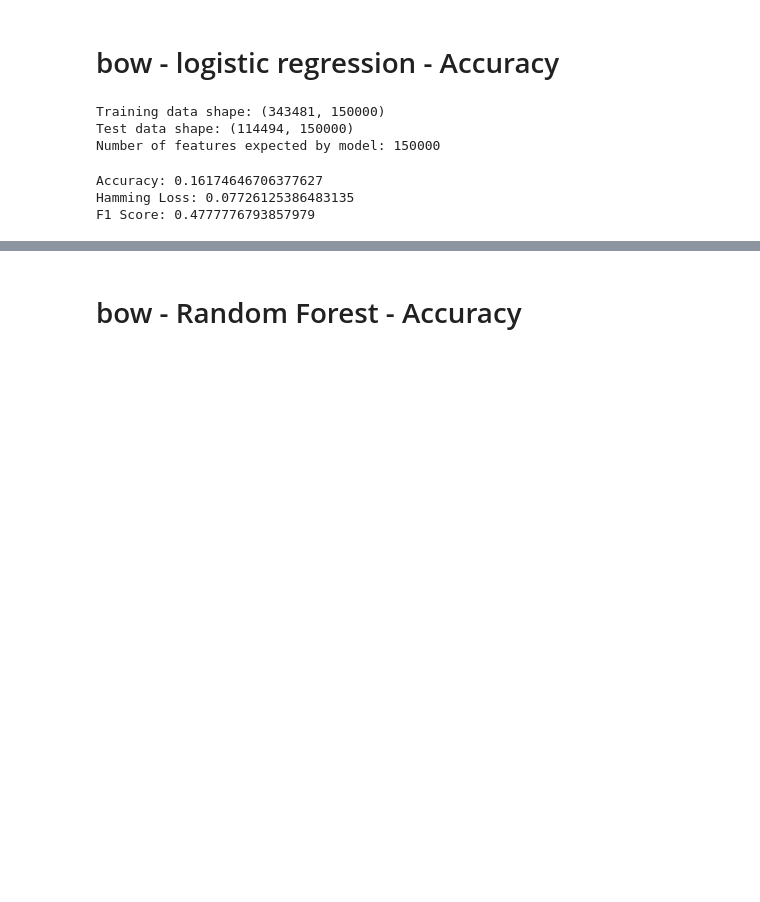
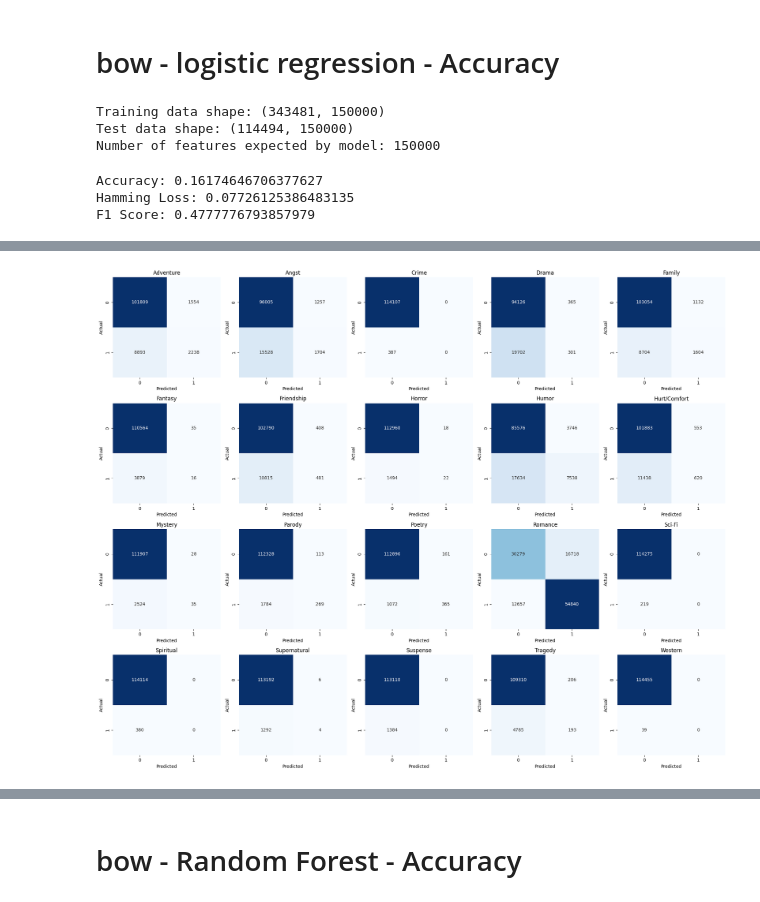
Before and after one commit to yxie4/Master_Thesis, a Jupyter notebook: hp.ipynb, the cells around one changed output, grey strips where cells are left out. Saved outputs shown, nothing was run; the diff lists cells and outputs as text; code cells hidden in the pictures; blank space fills up the shorter version.

```diff
--- a/hp.ipynb
+++ b/hp.ipynb
@@ -301,3 +316,19 @@ x_test = co.transform(x_test_raw)
+# %%
+co2 = CountVectorizer(strip_accents = 'unicode', analyzer='word', ngram_range=(1,3), max_features='None')
+co2.fit(x_train_raw)
+x_train_co2 = co2.transform(x_train_raw)
+x_test_co2 = co2.transform(x_test_raw)
+# %%
+tfid = TfidfVectorizer(strip_accents = 'unicode', analyzer='word', ngram_range=(1,3), max_features=None)
+tfid.fit(x_train_raw)
+x_train_tfid = tfid.transform(x_train_raw)
+x_test_tfid = tfid.transform(x_test_raw)
+# %%
+#这个
+tfid2 = TfidfVectorizer(strip_accents = 'unicode', analyzer='word', lowercase=True, ngram_range=(1,3), max_features=10000)
+tfid2.fit(x_train_raw)
+x_train_tfid2 = tfid2.transform(x_train_raw)
+x_test_tfid2 = tfid2.transform(x_test_raw)
 # %% [markdown]
 # bow - logistic regression - Accuracy
 # %%
@@ -306,10 +337,10 @@ from sklearn.multioutput import MultiOutputClassifier
 
 # Train your MultiOutputClassifier with Logistic Regression
 model = MultiOutputClassifier(LogisticRegression(solver='liblinear'))
-model.fit(x_train, y_train)  # Make sure x_train is correctly transformed
+model.fit(x_train_tfid, y_train)  # Make sure x_train is correctly transformed
 
 # Prediction
-y_pred = model.predict(x_test)
+y_pred = model.predict(x_test_tfid)
 # %%
 print("Training data shape:", x_train.shape)
 print("Test data shape:", x_test.shape)
@@ -372,0 +454,42 @@ F1 Score: 0.44512193167276765
+# %%
+from sklearn.metrics import multilabel_confusion_matrix
+import matplotlib.pyplot as plt
+import seaborn as sns
+
+# 假设 y_pred_LR_bow 是预测结果，y_test 是真实标签
+# 如果 y_pred_LR_bow 不是二进制形式，取消下面两行的注释
+# threshold = 0.5
+# y_pred_LR_bow = (y_pred_LR_bow > threshold).astype(int)
+
+# 计算多标签混淆矩阵
+conf_matrix = multilabel_confusion_matrix(y_test, y_pred_LR_bow)
+
+labels = mlb.classes_
+
+# 获取标签的数量
+num_labels = conf_matrix.shape[0]  # 标签的数量
+
+# 设置matplotlib图形
+fig, axes = plt.subplots(nrows=4, ncols=5, figsize=(20, 16))  # 调整为4x5网格
+
+# 展平axes数组以便更容易索引
+axes = axes.flatten()
+
+# 循环遍历标签并绘制每个混淆矩阵
+for i in range(num_labels):
+    ax = axes[i]
+    sns.heatmap(conf_matrix[i], annot=True, fmt='d', cmap='Blues', ax=ax, cbar=False)  # 关闭颜色条以清晰显示
+    ax.set_title(f'{labels[i]}')  # 使用mlb.classes_中的标签名称
+    ax.set_xlabel('Predicted')
+    ax.set_ylabel('Actual')
+    ax.xaxis.set_ticklabels(['0', '1'])
+    ax.yaxis.set_ticklabels(['0', '1'])
+
+# 隐藏任何未使用的子图
+for i in range(num_labels, len(axes)):
+    axes[i].set_visible(False)
+
+plt.tight_layout()
+plt.show()
+# %% [output]
+[figure, added]
```
Also changed, not shown: parts of 40 cells of this notebook.
